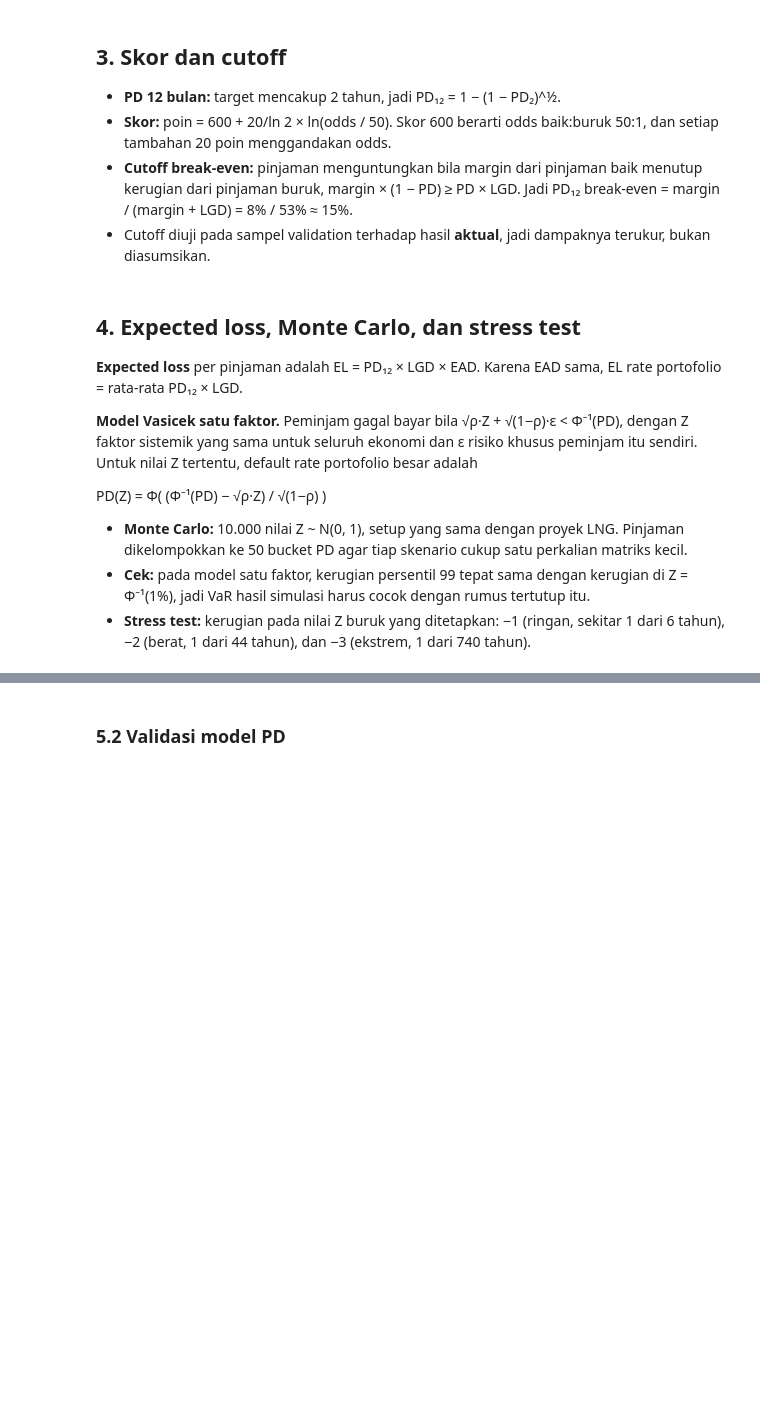
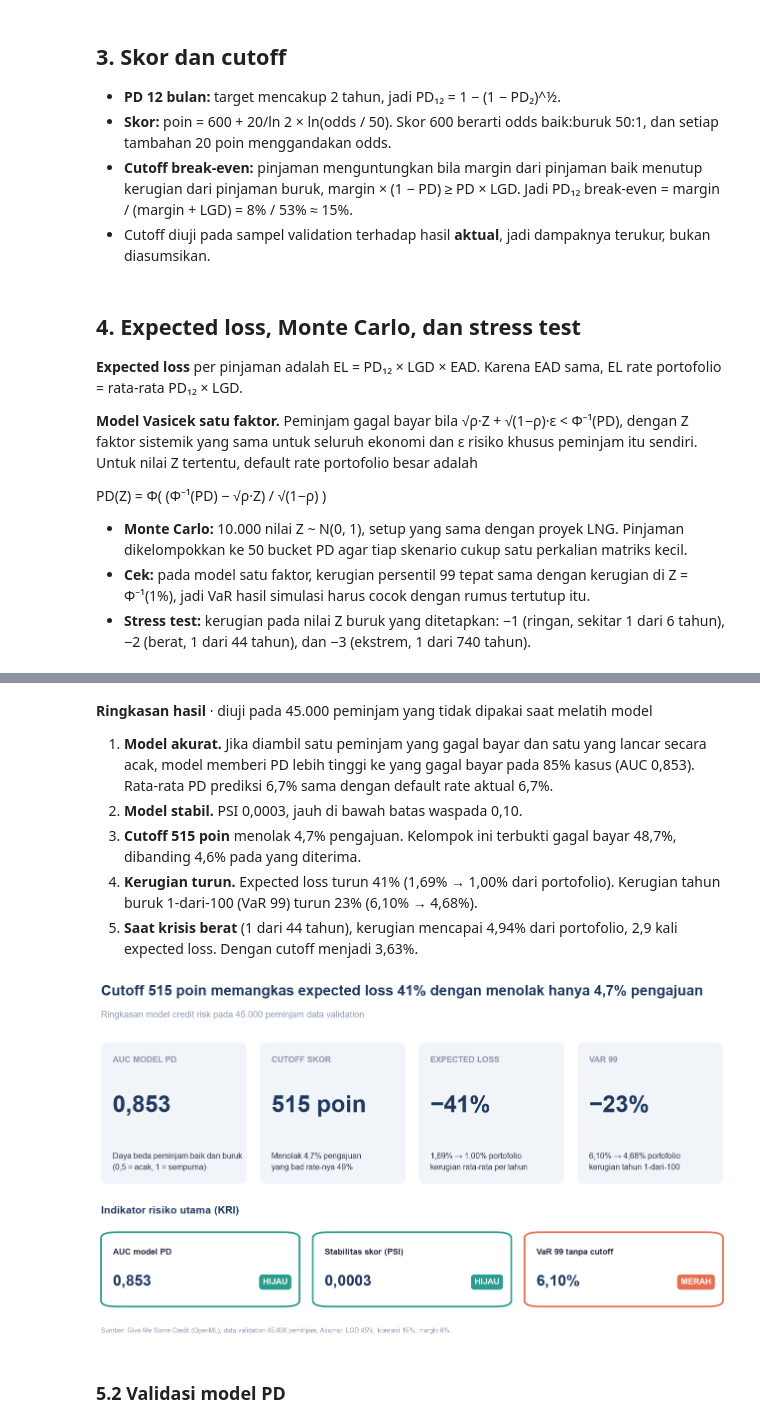
Before and after one commit to aldo02032004/credit-risk-model, a Jupyter notebook: credit_risk_model.ipynb, the cells around one changed output, grey strips where cells are left out. Drawn from its saved outputs; the diff is of its cells as text; code cells hidden in the pictures; blank space fills up the shorter version.

Commit message:
Make outputs readable and charts presentation-ready
Every result table now explains each metric in plain language, and
the four charts are 16:9 slides with the key message as the title.

```diff
--- a/credit_risk_model.ipynb
+++ b/credit_risk_model.ipynb
@@ -220,2 +256,54 @@ RINGKASAN RISIKO KREDIT · 45.000 pinjaman (sampel validasi)
+# %%
+mt, mc = m["Tanpa cutoff"], m["Dengan cutoff"]
+ap, v = cut["Approval rate"], val.loc["Logistik"]
+turun = lambda a, b: pct(1 - b / a, 0)
+display(Markdown(f"""
+**Ringkasan hasil** · diuji pada {num(len(port), 0)} peminjam yang tidak dipakai saat melatih model
+
+1. **Model akurat.** Jika diambil satu peminjam yang gagal bayar dan satu yang lancar secara acak, model memberi PD lebih tinggi ke yang gagal bayar pada {pct(v.AUC, 0)} kasus (AUC {num(v.AUC)}). Rata-rata PD prediksi {pct(v['PD rata-rata'])} sama dengan default rate aktual {pct(v['Default rate aktual'])}.
+2. **Model stabil.** PSI {num(v['PSI dev→val'], 4)}, jauh di bawah batas waspada 0,10.
+3. **Cutoff {cutoff:.0f} poin** menolak {pct(1 - ap)} pengajuan. Kelompok ini terbukti gagal bayar {pct(cut['Bad rate aktual, ditolak'])}, dibanding {pct(cut['Bad rate aktual, lolos'])} pada yang diterima.
+4. **Kerugian turun.** Expected loss turun {turun(mt['EL'], mc['EL'])} ({pct(mt['EL'], 2)} → {pct(mc['EL'], 2)} dari portofolio). Kerugian tahun buruk 1-dari-100 (VaR 99) turun {turun(mt['VaR 99'], mc['VaR 99'])} ({pct(mt['VaR 99'], 2)} → {pct(mc['VaR 99'], 2)}).
+5. **Saat krisis berat** (1 dari 44 tahun), kerugian mencapai {pct(stres.loc['Berat', 'Rugi tanpa cutoff'], 2)} dari portofolio, {num(stres.loc['Berat', 'Rugi / EL'], 1)} kali expected loss. Dengan cutoff menjadi {pct(stres.loc['Berat', 'Rugi dengan cutoff'], 2)}.
+"""))
+
+fig = slide(f"Cutoff {cutoff:.0f} poin memangkas expected loss {turun(mt['EL'], mc['EL'])} "
+            f"dengan menolak hanya {pct(1 - ap)} pengajuan",
+            f"Ringkasan model credit risk pada {num(len(port), 0)} peminjam data validation")
+kpi = [("AUC model PD", num(v.AUC), "Daya beda peminjam baik dan buruk\n(0,5 = acak, 1 = sempurna)"),
+       ("Cutoff skor", f"{cutoff:.0f} poin", f"Menolak {pct(1 - ap)} pengajuan\nyang bad rate-nya {pct(cut['Bad rate aktual, ditolak'], 0)}"),
+       ("Expected loss", f"−{turun(mt['EL'], mc['EL'])}", f"{pct(mt['EL'], 2)} → {pct(mc['EL'], 2)} portofolio\nkerugian rata-rata per tahun"),
+       ("VaR 99", f"−{turun(mt['VaR 99'], mc['VaR 99'])}", f"{pct(mt['VaR 99'], 2)} → {pct(mc['VaR 99'], 2)} portofolio\nkerugian tahun 1-dari-100")]
+for i, (lab, nilai, ket) in enumerate(kpi):
+    a = fig.add_axes([0.03 + i * 0.24, 0.42, 0.22, 0.38]); a.axis("off")
+    a.add_patch(FancyBboxPatch((0, 0), 1, 1, boxstyle="round,pad=0,rounding_size=0.05", fc=C["latar"], ec="none",
+                               transform=a.transAxes, clip_on=False))
+    a.text(0.08, 0.86, lab.upper(), fontsize=12, fontweight="bold", color=C["abu"], transform=a.transAxes)
+    a.text(0.08, 0.55, nilai, fontsize=34, fontweight="bold", color=C["navy"], va="center", transform=a.transAxes)
+    a.text(0.08, 0.10, ket, fontsize=11.5, color=C["teks"], linespacing=1.5, transform=a.transAxes)
+
+nama_kri = {"AUC model PD": "AUC model PD", "PSI skor dev → val": "Stabilitas skor (PSI)",
+            "VaR 99 (% portofolio)": "VaR 99 tanpa cutoff"}
+nilai_kri = [num(kri.nilai.iloc[0]), num(kri.nilai.iloc[1], 4), pct(kri.nilai.iloc[2], 2)]
+fig.text(0.03, 0.34, "Indikator risiko utama (KRI)", fontsize=15, fontweight="bold", color=C["navy"])
+for i, ((k, r), nilai) in enumerate(zip(kri.iterrows(), nilai_kri)):
+    a = fig.add_axes([0.03 + i * 0.32, 0.09, 0.30, 0.20]); a.axis("off")
+    a.add_patch(FancyBboxPatch((0, 0), 1, 1, boxstyle="round,pad=0,rounding_size=0.08", fc="white",
+                               ec=warna_status[r.status], lw=2.5, transform=a.transAxes, clip_on=False))
+    a.text(0.06, 0.70, nama_kri[k], fontsize=12.5, fontweight="bold", color=C["teks"], transform=a.transAxes)
+    a.text(0.06, 0.28, nilai, fontsize=22, fontweight="bold", color=C["navy"], transform=a.transAxes)
+    a.text(0.94, 0.30, r.status, fontsize=12, fontweight="bold", color="white", ha="right", transform=a.transAxes,
+           bbox=dict(boxstyle="round,pad=0.45", fc=warna_status[r.status], ec="none"))
+fig.savefig("images/01_ringkasan.png"); plt.show()
+# %% [output]
+
+**Ringkasan hasil** · diuji pada 45.000 peminjam yang tidak dipakai saat melatih model
+
+1. **Model akurat.** Jika diambil satu peminjam yang gagal bayar dan satu yang lancar secara acak, model memberi PD lebih tinggi ke yang gagal bayar pada 85% kasus (AUC 0,853). Rata-rata PD prediksi 6,7% sama dengan default rate aktual 6,7%.
+2. **Model stabil.** PSI 0,0003, jauh di bawah batas waspada 0,10.
+3. **Cutoff 515 poin** menolak 4,7% pengajuan. Kelompok ini terbukti gagal bayar 48,7%, dibanding 4,6% pada yang diterima.
+4. **Kerugian turun.** Expected loss turun 41% (1,69% → 1,00% dari portofolio). Kerugian tahun buruk 1-dari-100 (VaR 99) turun 23% (6,10% → 4,68%).
+5. **Saat krisis berat** (1 dari 44 tahun), kerugian mencapai 4,94% dari portofolio, 2,9 kali expected loss. Dengan cutoff menjadi 3,63%.
+[figure, added]
 # %% [markdown]
 ### 5.2 Validasi model PD
```
Also changed, not shown: parts of 15 cells of this notebook, 7 other files.
